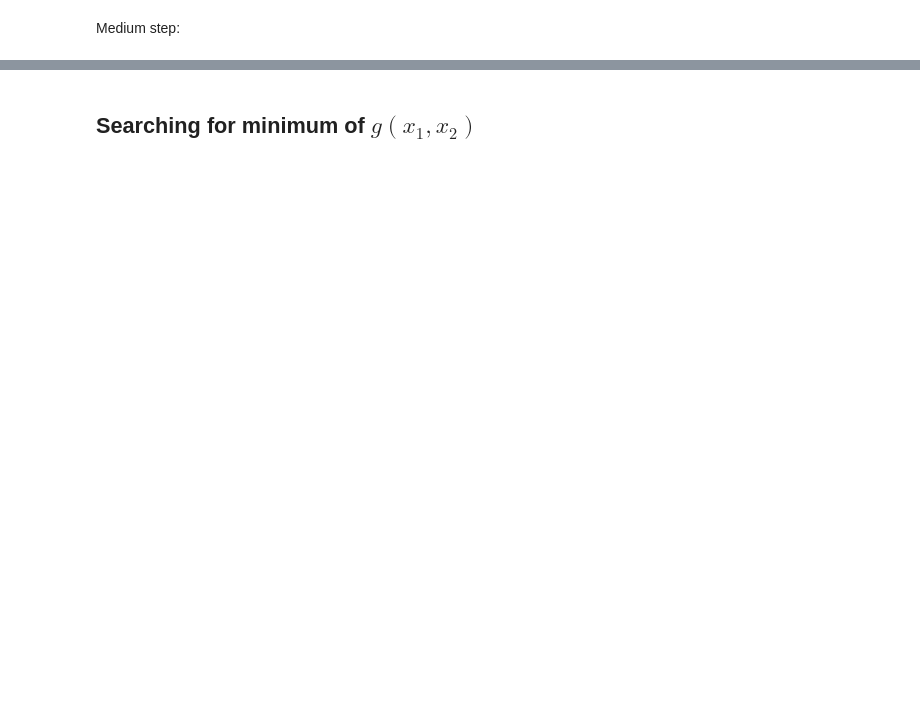
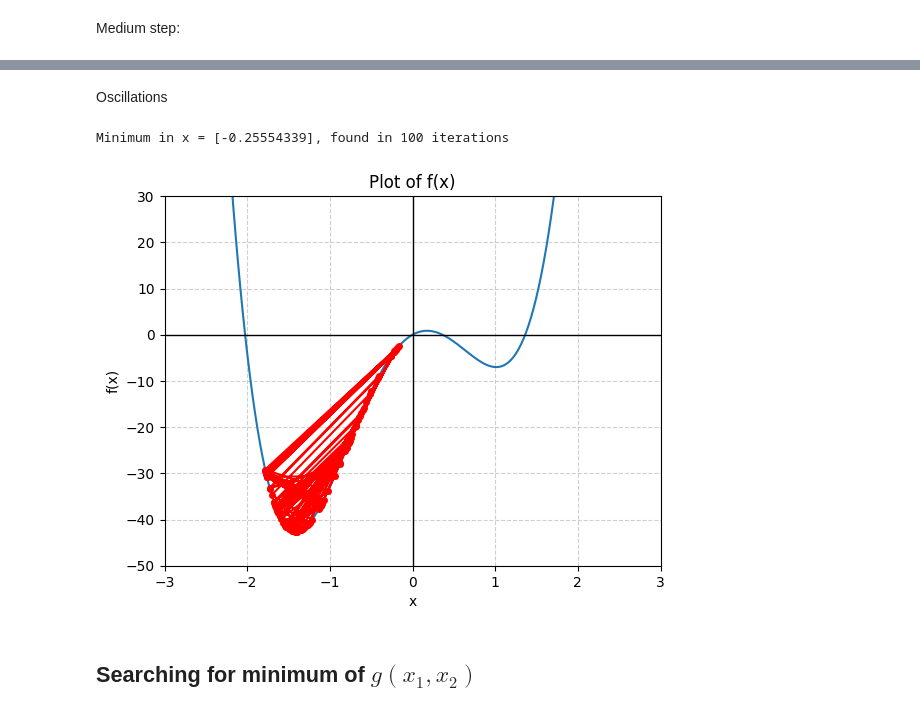
Before and after one commit to NataszaJarecka/WSI_LABS, a Jupyter notebook: Lab 1/experiments.ipynb, the cells around one changed output, grey strips where cells are left out. Saved outputs shown, nothing was run; the diff lists cells and outputs as text; code cells hidden in the pictures; blank space fills up the shorter version.

```diff
--- a/Lab 1/experiments.ipynb
+++ b/Lab 1/experiments.ipynb
@@ -184,2 +184,41 @@ Minimum in x = [-1.41237062], found in 30 iterations, starting point was [-0.221
+# %% [markdown]
+Oscillations
+# %%
+step = 0.02
+
+start = [-0.5]
+
+iter = 100
+
+point, i, all_points = gradient_descent(f, variables, step, start, presicion, iter)
+
+print(f'Minimum in x = {point}, found in {i} iterations')
+
+f_coeffs = [10, 3, -30, 10, 0]
+f_poly = np.poly1d(f_coeffs)
+x1 = np.linspace(-3, 3, 400)
+y1 = f_poly(x1)
+y2 = f_poly(all_points)
+
+
+plt.plot(x1, y1, label=str(f_poly))
+plt.plot(all_points, y2, marker='o', linestyle='-', color='r', label="Path of gradient", markersize=4)
+
+plt.axhline(0, color='black', linewidth=1)
+plt.axvline(0, color='black', linewidth=1)
+plt.grid(True, linestyle='--', alpha=0.6)
+plt.ylim(-50, 30)
+plt.title("Plot of f(x)")
+plt.xlabel("x")
+plt.ylabel("f(x)")
+
+plt.xlim(-3, 3)
+plt.ylim(-50, 30)
+
+
+plt.show()
+# %% [output]
+Minimum in x = [-0.25554339], found in 100 iterations
+[figure, added]
 # %% [markdown]
 ## Searching for minimum of $g(x_1, x_2)$
```
Also changed, not shown: parts of 10 cells of this notebook, 1 other file.
